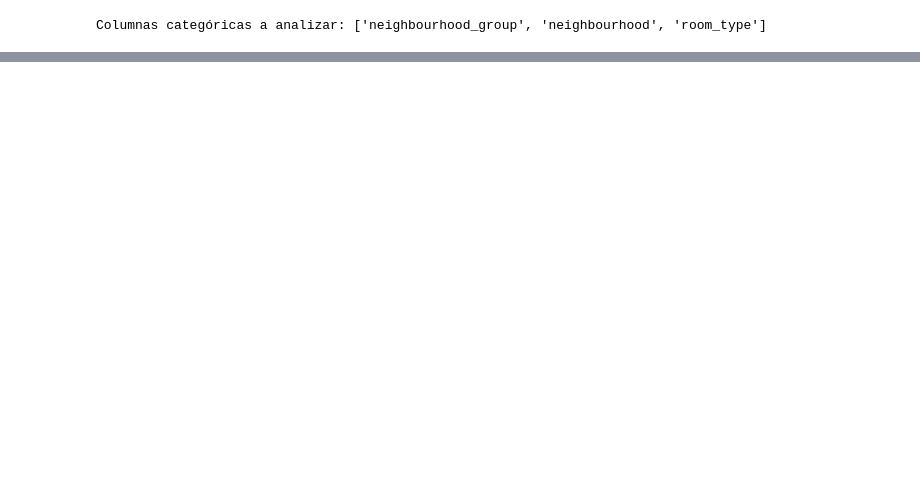
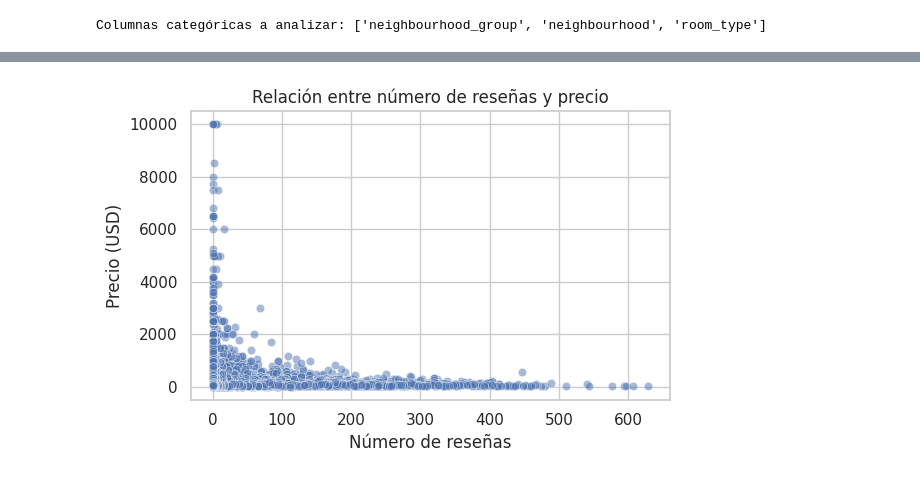
Before and after one commit to 4GeeksAcademy/carlos-gondelles-exploratory-data-analysis-project-machine-learning-python, a Jupyter notebook: src/explore.ipynb, the cells around one changed output, grey strips where cells are left out. Drawn from its saved outputs; the diff is of its cells as text; code cells hidden in the pictures; blank space fills up the shorter version.

```diff
--- a/src/explore.ipynb
+++ b/src/explore.ipynb
@@ -266,0 +294,12 @@ plt.show()
+# %%
+# Relación entre número de reseñas y precio
+
+plt.figure(figsize=(6,4))
+sns.scatterplot(data=df, x='number_of_reviews', y='price', alpha=0.5)
+plt.title("Relación entre número de reseñas y precio")
+plt.xlabel("Número de reseñas")
+plt.ylabel("Precio (USD)")
+plt.tight_layout()
+plt.show()
+# %% [output]
+[figure, added]
```
Also changed, not shown: parts of 11 cells of this notebook.
